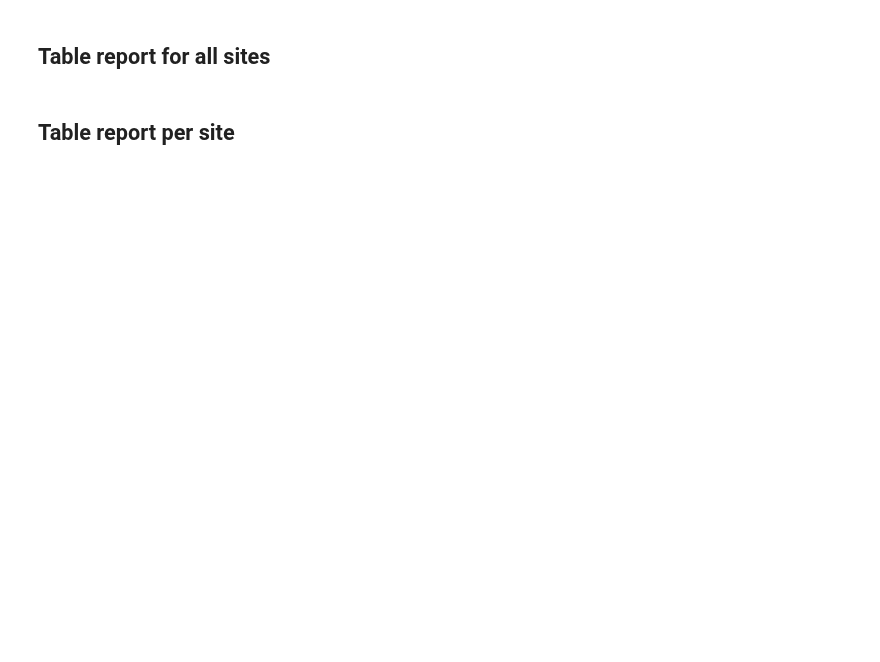
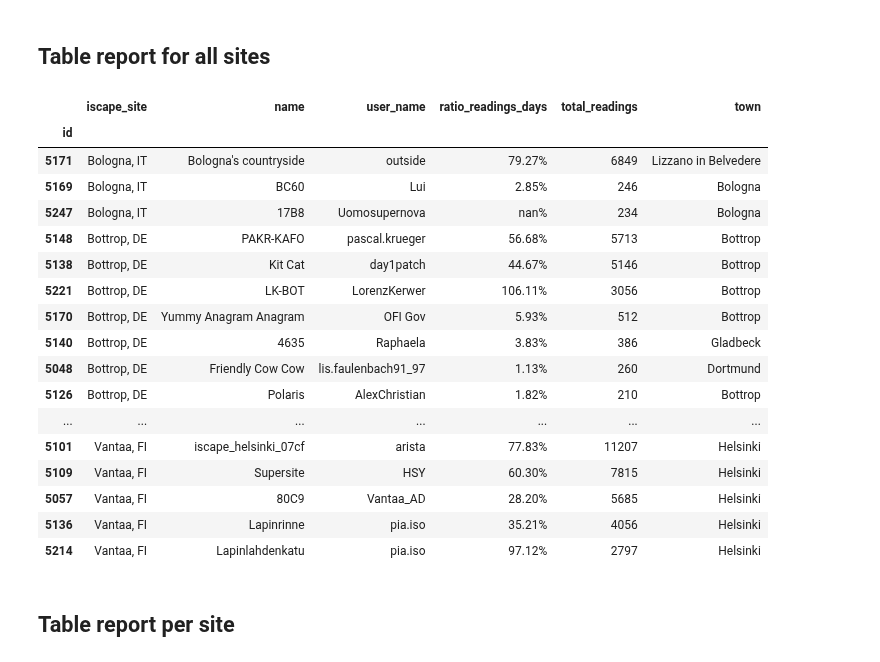
Before and after one commit to fablabbcn/smartcitizen-data, a Jupyter notebook: notebooks/iSCAPE Citizen Kits Explorer.ipynb, the cells around one changed output. Cells and saved outputs as stored; diff of their text form; code cells hidden in the pictures; blank space fills up the shorter version.

```diff
--- a/notebooks/iSCAPE Citizen Kits Explorer.ipynb
+++ b/notebooks/iSCAPE Citizen Kits Explorer.ipynb
@@ -23,22 +47,24 @@ def devices(place):
 
     geolocator = Nominatim(user_agent="iSCAPE")
 
-    location = geolocator.geocode(place)
+    location = geolocator.geocode(place['town'])
 
     location_str = str(location.latitude) + ',' + str(location.longitude)
 
-    params = {'near': location_str, 'within': '10000'}
+    params = {'near': location_str, 'within': 1000, 'per_page': 100}
 
     req = requests.get(devices_api, params=params).json()
+
+    date = pd.to_datetime(place['start_date'])
 
     # for item in req:
     #     print item
     devices = pd.DataFrame(req)
-    devices['iscape_site'] = place
+    devices['iscape_site'] = place['town']
     devices['added_at'] = pd.to_datetime(devices['added_at'])
     devices['last_reading_at'] = pd.to_datetime(devices['last_reading_at'])
-    devices = devices[devices['last_reading_at'] > date.isoformat()]
-    devices = devices[devices['added_at'] > date.isoformat()]
+    devices = devices[devices['last_reading_at'] > date]
+    devices = devices[devices['added_at'] > date]
 
     devices.index = devices['id']
 
@@ -53,7 +79,8 @@ def devices(place):
 
 
     # Exclude some devices manually
-    devices = devices.loc[~devices['id'].isin([5075, 5072, 5073, 5071])]
+    if 'blacklist' in place:
+        devices = devices.loc[~devices['id'].isin(place['blacklist'])]
 
     devices['total_readings'] = devices.apply(lambda row: readings(row), axis=1)
 
@@ -64,6 +91,9 @@ def devices(place):
     devices['user_name'] = devices.apply(lambda row: row['owner']['username'], axis = 1)
 
     devices['ratio_readings_days'] = devices.apply(lambda row: ratio_days(row), axis = 1)
+
+    devices['town'] = devices.apply(lambda row: row['data']['location']['city'], axis = 1)
+
     devices['id'] = devices['id'].astype(str)
     return devices
 
@@ -119,17 +175,36 @@ for i in gg:
 # %%
 clean_sites = sites.drop(['data', 'description','added_at','last_reading_at','kit', 'total_days_since_registered', 'total_days_last_reading','mac_address', 'owner', 'state', 'system_tags', 'user_tags', 'uuid', 'updated_at' ], axis=1)
 
 clean_sites = clean_sites.sort_values(['iscape_site', 'total_readings'], ascending=[True, False])
 
 clean_sites.index = clean_sites['id']
 
-clean_sites = clean_sites[['iscape_site', 'name', 'user_name', 'ratio_readings_days', 'total_readings']]
+clean_sites = clean_sites[['iscape_site', 'name', 'user_name', 'ratio_readings_days', 'total_readings', 'town']]
 
 clean_sites_print = clean_sites.copy()
 
 clean_sites_print['ratio_readings_days'] = pd.Series(["{0:.2f}%".format(val * 100) for val in clean_sites_print['ratio_readings_days']], index = clean_sites.index)
 
 display(clean_sites_print)
+# %% [output]
+|  | iscape_site | name | user_name | ratio_readings_days | total_readings | town |
+| id |  |  |  |  |  |  |
+| 5171 | Bologna, IT | Bologna's countryside | outside | 79.27% | 6849 | Lizzano in Belvedere |
+| 5169 | Bologna, IT | BC60 | Lui | 2.85% | 246 | Bologna |
+| 5247 | Bologna, IT | 17B8 | Uomosupernova | nan% | 234 | Bologna |
+| 5148 | Bottrop, DE | PAKR-KAFO | pascal.krueger | 56.68% | 5713 | Bottrop |
+| 5138 | Bottrop, DE | Kit Cat | day1patch | 44.67% | 5146 | Bottrop |
+| 5221 | Bottrop, DE | LK-BOT | LorenzKerwer | 106.11% | 3056 | Bottrop |
+| 5170 | Bottrop, DE | Yummy Anagram Anagram | OFI Gov | 5.93% | 512 | Bottrop |
+| 5140 | Bottrop, DE | 4635 | Raphaela | 3.83% | 386 | Gladbeck |
+| 5048 | Bottrop, DE | Friendly Cow Cow | lis.faulenbach91_97 | 1.13% | 260 | Dortmund |
+| 5126 | Bottrop, DE | Polaris | AlexChristian | 1.82% | 210 | Bottrop |
+| ... | ... | ... | ... | ... | ... | ... |
+| 5101 | Vantaa, FI | iscape_helsinki_07cf | arista | 77.83% | 11207 | Helsinki |
+| 5109 | Vantaa, FI | Supersite | HSY | 60.30% | 7815 | Helsinki |
+| 5057 | Vantaa, FI | 80C9 | Vantaa_AD | 28.20% | 5685 | Helsinki |
+| 5136 | Vantaa, FI | Lapinrinne | pia.iso | 35.21% | 4056 | Helsinki |
+| 5214 | Vantaa, FI | Lapinlahdenkatu | pia.iso | 97.12% | 2797 | Helsinki |
 # %% [markdown]
 ## Table report per site
 # %%
```
Also changed, not shown: parts of 5 cells of this notebook.
